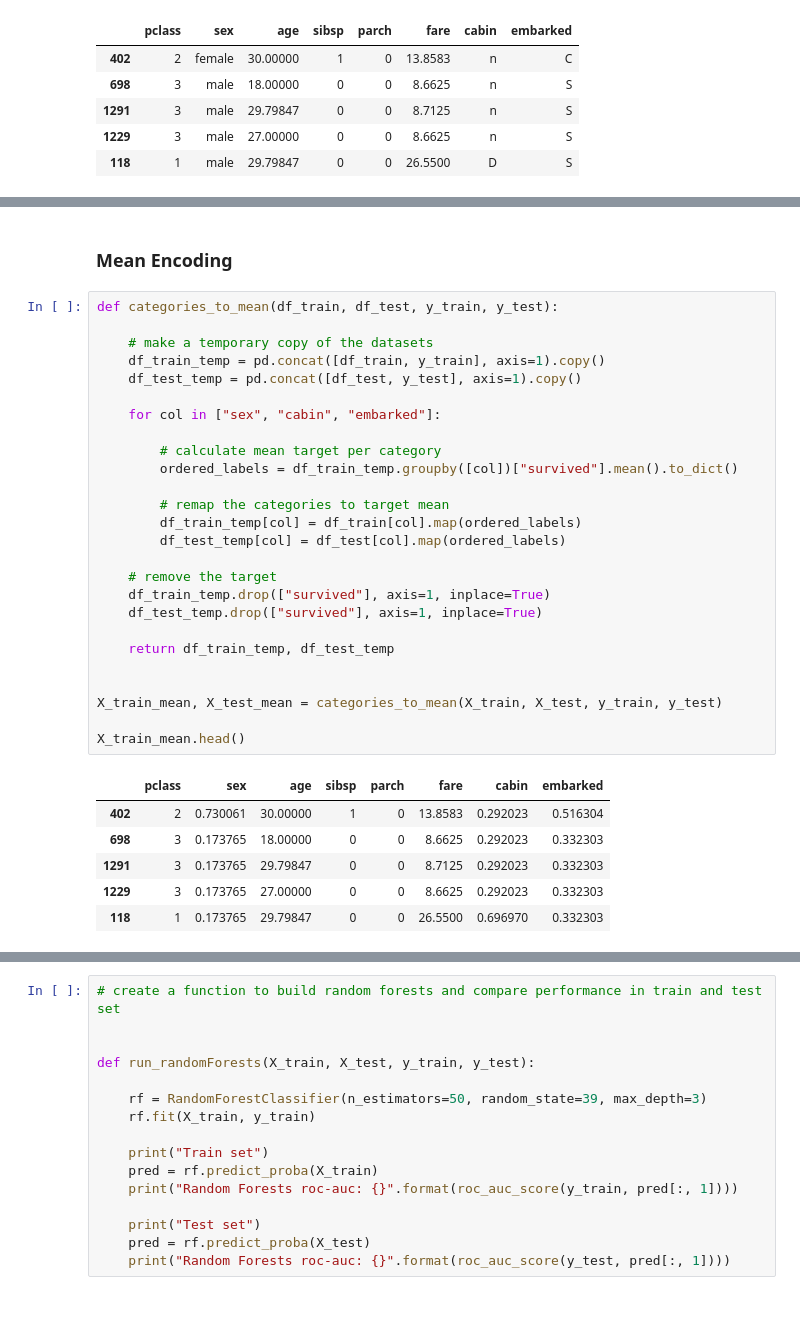
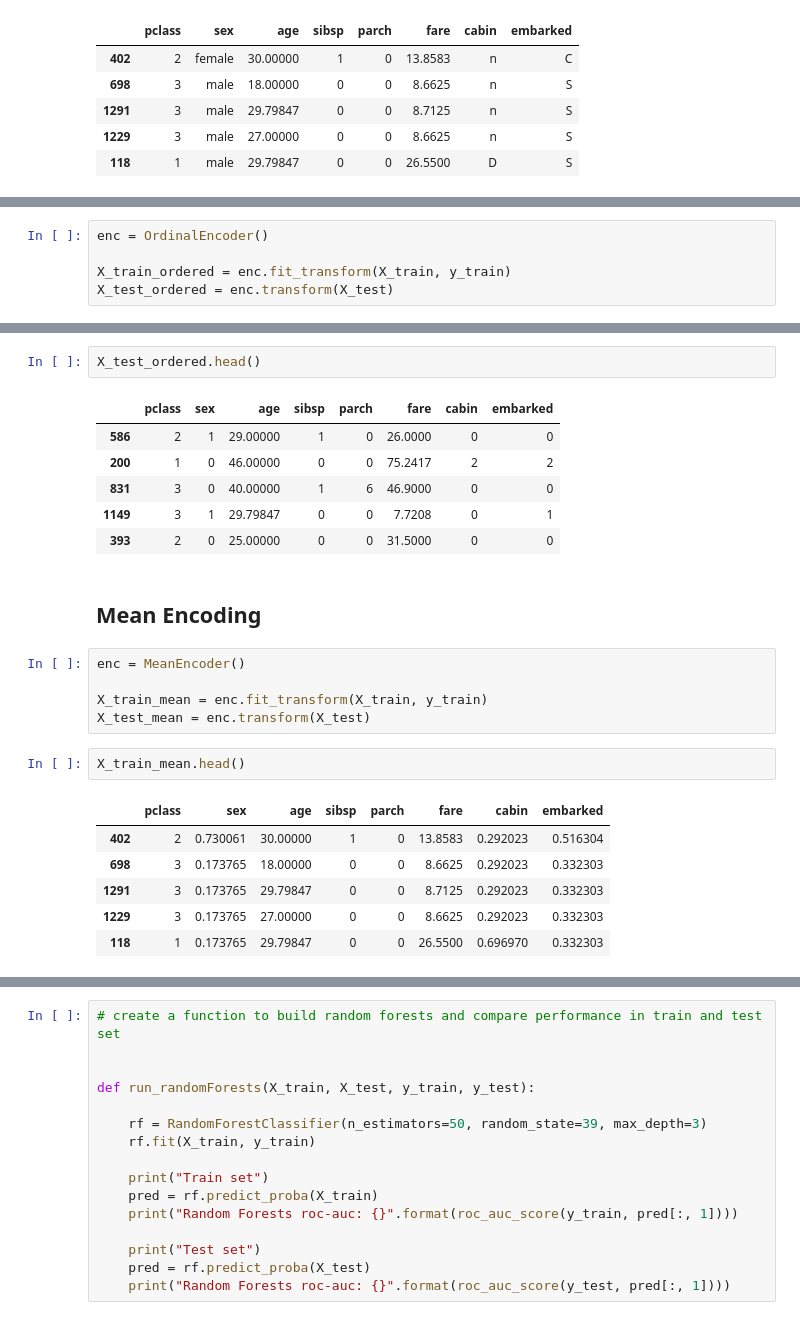
Before and after one commit to solegalli/feature-engineering-for-machine-learning, a Jupyter notebook: Section-09-Categorical-Encoding-Monotonic/Comparison-categorical-encoding-techniques.ipynb, the cells around one changed output, grey strips where cells are left out. Cells and saved outputs as stored; diff of their text form.

```diff
--- a/Section-09-Categorical-Encoding-Monotonic/Comparison-categorical-encoding-techniques.ipynb
+++ b/Section-09-Categorical-Encoding-Monotonic/Comparison-categorical-encoding-techniques.ipynb
@@ -250,0 +192,5 @@ X_train_ordered.head()
+# %%
+enc = OrdinalEncoder()
+
+X_train_ordered = enc.fit_transform(X_train, y_train)
+X_test_ordered = enc.transform(X_test)
@@ -251,35 +206,25 @@ X_train_ordered.head()
+# %%
+X_test_ordered.head()
+# %% [output]
+|  | pclass | sex | age | sibsp | parch | fare | cabin | embarked |
+| 586 | 2 | 1 | 29.00000 | 1 | 0 | 26.0000 | 0 | 0 |
+| 200 | 1 | 0 | 46.00000 | 0 | 0 | 75.2417 | 2 | 2 |
+| 831 | 3 | 0 | 40.00000 | 1 | 6 | 46.9000 | 0 | 0 |
+| 1149 | 3 | 1 | 29.79847 | 0 | 0 | 7.7208 | 0 | 1 |
+| 393 | 2 | 0 | 25.00000 | 0 | 0 | 31.5000 | 0 | 0 |
 # %% [markdown]
-### Mean Encoding
+## Mean Encoding
-# %%
-def categories_to_mean(df_train, df_test, y_train, y_test):
-
-    # make a temporary copy of the datasets
-    df_train_temp = pd.concat([df_train, y_train], axis=1).copy()
-    df_test_temp = pd.concat([df_test, y_test], axis=1).copy()
-
-    for col in ["sex", "cabin", "embarked"]:
-
-        # calculate mean target per category
-        ordered_labels = df_train_temp.groupby([col])["survived"].mean().to_dict()
-
-        # remap the categories to target mean
-        df_train_temp[col] = df_train[col].map(ordered_labels)
-        df_test_temp[col] = df_test[col].map(ordered_labels)
-
-    # remove the target
-    df_train_temp.drop(["survived"], axis=1, inplace=True)
-    df_test_temp.drop(["survived"], axis=1, inplace=True)
-
-    return df_train_temp, df_test_temp
-
-
-X_train_mean, X_test_mean = categories_to_mean(X_train, X_test, y_train, y_test)
-
-X_train_mean.head()
-# %% [output]
-|  | pclass | sex | age | sibsp | parch | fare | cabin | embarked |
-| 402 | 2 | 0.730061 | 30.00000 | 1 | 0 | 13.8583 | 0.292023 | 0.516304 |
-| 698 | 3 | 0.173765 | 18.00000 | 0 | 0 | 8.6625 | 0.292023 | 0.332303 |
-| 1291 | 3 | 0.173765 | 29.79847 | 0 | 0 | 8.7125 | 0.292023 | 0.332303 |
-| 1229 | 3 | 0.173765 | 27.00000 | 0 | 0 | 8.6625 | 0.292023 | 0.332303 |
-| 118 | 1 | 0.173765 | 29.79847 | 0 | 0 | 26.5500 | 0.696970 | 0.332303 |
+# %%
+enc = MeanEncoder()
+
+X_train_mean = enc.fit_transform(X_train, y_train)
+X_test_mean = enc.transform(X_test)
+# %%
+X_train_mean.head()
+# %% [output]
+|  | pclass | sex | age | sibsp | parch | fare | cabin | embarked |
+| 402 | 2 | 0.730061 | 30.00000 | 1 | 0 | 13.8583 | 0.292023 | 0.516304 |
+| 698 | 3 | 0.173765 | 18.00000 | 0 | 0 | 8.6625 | 0.292023 | 0.332303 |
+| 1291 | 3 | 0.173765 | 29.79847 | 0 | 0 | 8.7125 | 0.292023 | 0.332303 |
+| 1229 | 3 | 0.173765 | 27.00000 | 0 | 0 | 8.6625 | 0.292023 | 0.332303 |
+| 118 | 1 | 0.173765 | 29.79847 | 0 | 0 | 26.5500 | 0.696970 | 0.332303 |
```
Also changed, not shown: parts of 20 cells of this notebook.
